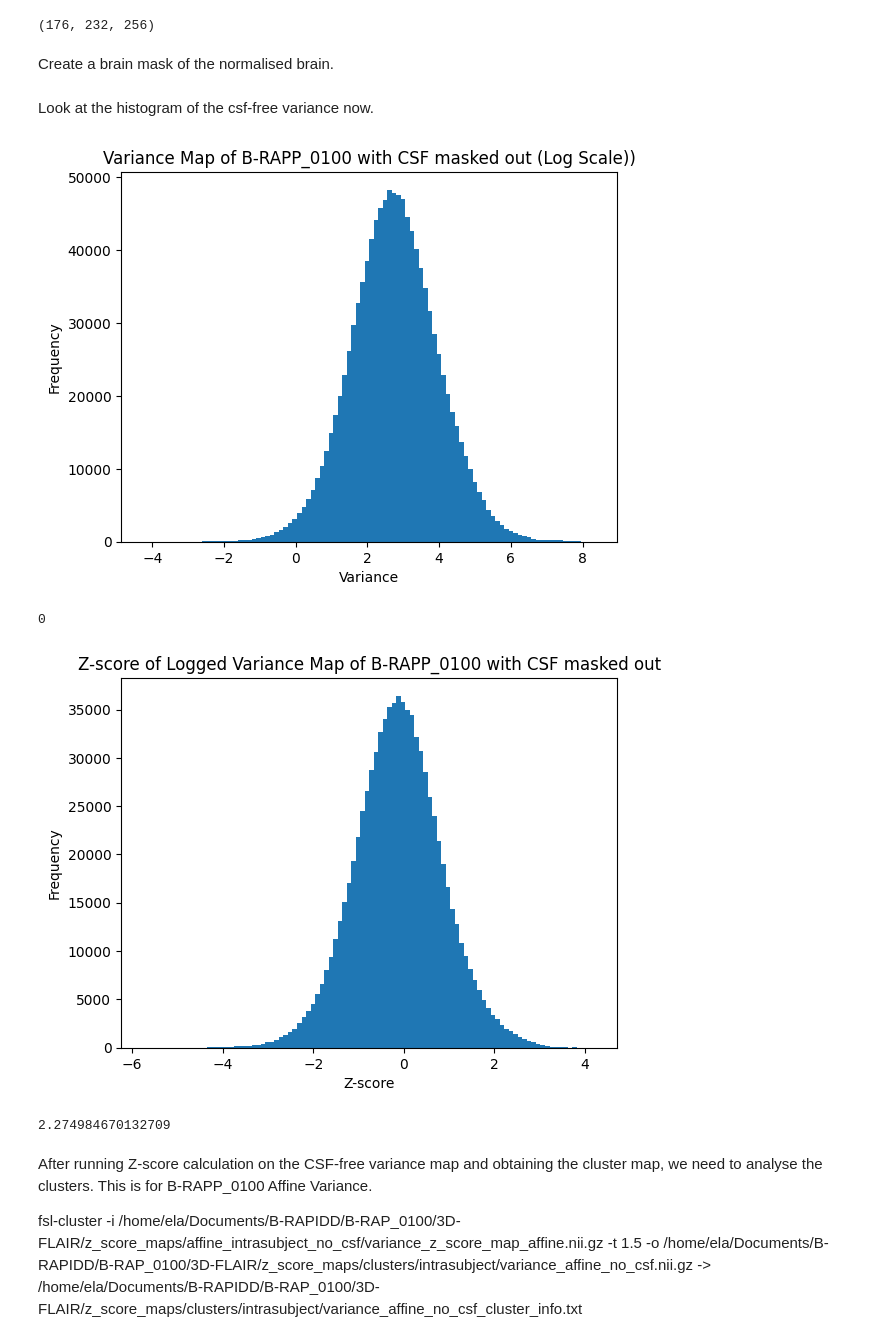
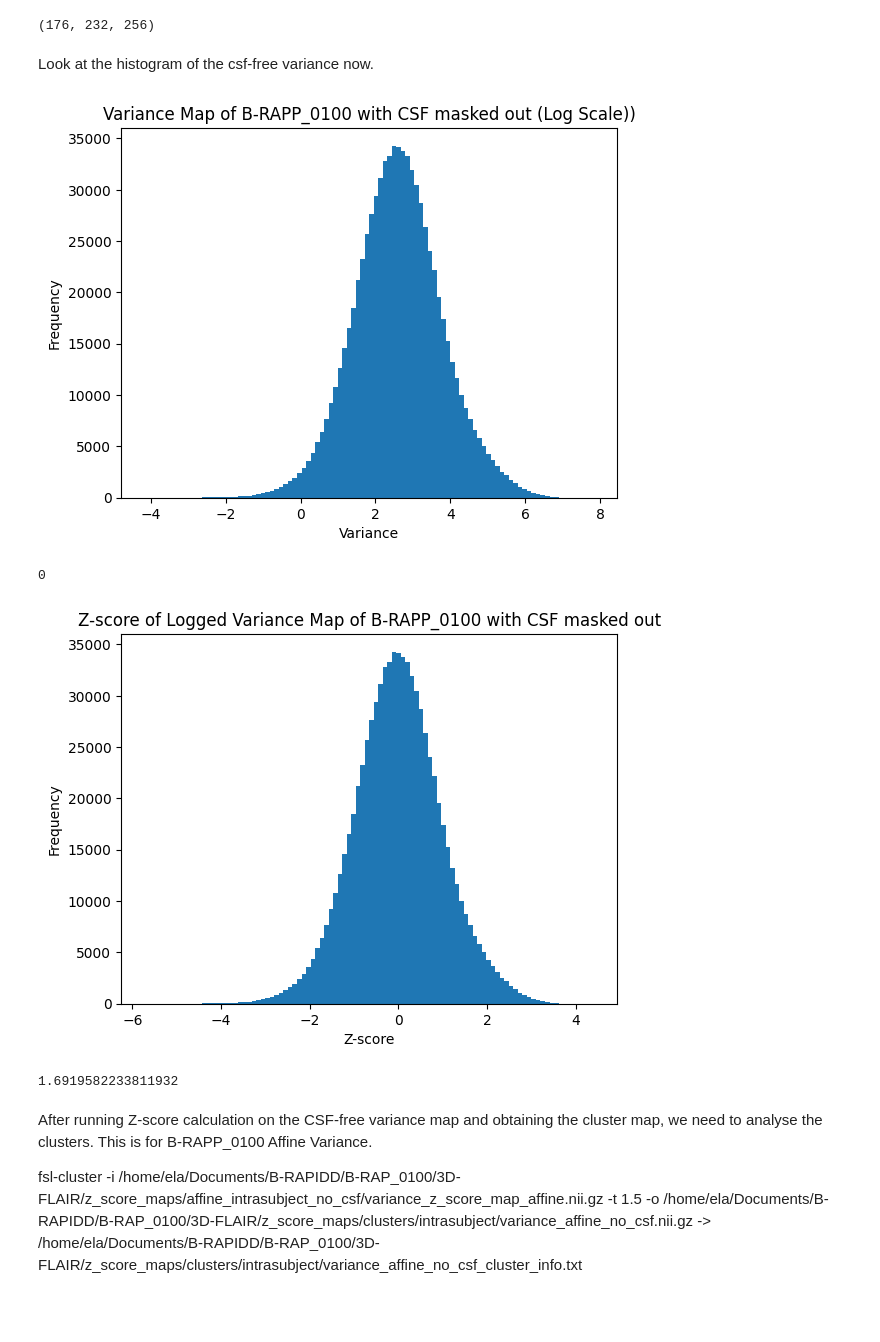
Before and after one commit to Ela-Kan/longitudinal_ARIA_E_detection, a Jupyter notebook: Code/cluster_pipeline.ipynb, the cells around one changed output. Cells and saved outputs as stored; diff of their text form; code cells hidden in the pictures; blank space fills up the shorter version.

```diff
--- a/Code/cluster_pipeline.ipynb
+++ b/Code/cluster_pipeline.ipynb
@@ -19,9 +22,10 @@ print('Extracted T1 brain')
 After applying FAST, load in the mask for CSF and apply it to the chosen variance map.
 (B-RAPP_0100 Affine variance)
 # %%
-csf_mask = nib.load('/home/ela/Documents/B-RAPIDD/B-RAP_0100/3D-FLAIR/registered_T1/B-RAP_0100_01_E1_final_BET_seg_csf.nii.gz').get_fdata()
-variance_map = nib.load('/home/ela/Documents/B-RAPIDD/B-RAP_0100/3D-FLAIR/variance_maps/affine/intrasubnormalised_all_timepoints.nii.gz').get_fdata()
-out_file = '/home/ela/Documents/B-RAPIDD/B-RAP_0100/3D-FLAIR/variance_maps/affine/no_csf/intrasubnormalised_all_timepoints_no_csf.nii.gz'
+csf_mask_file = nib.load('/home/ela/Documents/B-RAPIDD/B-RAP_0100/3D-FLAIR/registered_T1/B-RAP_0100_01_E1_BET_seg_csf.nii.gz')
+csf_mask = csf_mask_file.get_fdata()
+variance_map = nib.load('/home/ela/Documents/B-RAPIDD/B-RAP_0100/3D-FLAIR/variance_maps/B-RAP_0100_var.nii.gz').get_fdata()
+out_file = '/home/ela/Documents/B-RAPIDD/B-RAP_0100/3D-FLAIR/variance_maps/B-RAP_0100_var_no_csf.nii.gz'
 
 
 # invert the mask to keep non-csf
@@ -32,55 +36,41 @@ variance_map_no_csf = np.multiply(variance_map,inv_csf_mask) # element-wise mult
 print(variance_map_no_csf.shape)
 
 # save the map
-var_no_csf_nifti =  nib.Nifti1Image(variance_map_no_csf, affine=np.eye(4))
+var_no_csf_nifti =  nib.Nifti1Image(variance_map_no_csf, affine=None)
+# ensure that the images are in the same space as the original
+var_no_csf_nifti.set_sform(csf_mask_file.get_sform())
+var_no_csf_nifti.set_qform(csf_mask_file.get_qform())
 nib.save(var_no_csf_nifti, out_file)
 # %% [output]
 (176, 232, 256)
-# %% [markdown]
-Create a brain mask of the normalised brain.
-# %%
-brain_img = nib.load('/home/ela/Documents/B-RAPIDD/B-RAP_0100/3D-FLAIR/normalised_nifti/affine/B-RAP_0100_05_D1.nii.gz')
-brain_data = brain_img.get_fdata()
-
-
-# Rescale the intensity values to the desired range (e.g., 0 to 256)
-min_intensity = brain_data.min()
-max_intensity = brain_data.max()
-scaled_brain_data = 256 * (brain_data - min_intensity) / (max_intensity - min_intensity)
-
-# Apply a threshold to create a binary mask
-threshold = 0  # Adjust the threshold value as needed
-binary_mask = (scaled_brain_data > threshold).astype(np.uint8)
-
-# save the map
-binary_mask_nifti =  nib.Nifti1Image(binary_mask, affine=np.eye(4))
-nib.save(binary_mask_nifti, '/home/ela/Documents/B-RAPIDD/B-RAP_0100/3D-FLAIR/brain_nifti/masks/normalised_space_mask.nii.gz')
 # %% [markdown]
 Look at the histogram of the csf-free variance now.
 # %%
 import matplotlib.pyplot as plt
 %matplotlib inline
 
+# import the brain mask
+brain_mask_file = nib.load('/home/ela/Documents/B-RAPIDD/B-RAP_0100/3D-FLAIR/brain_nifti/masks/B-RAP_0100_05_D1.nii')
+brain_mask = brain_mask_file.get_fdata()
+
 # mask the variance so we only look at the brain
 #convert binary mask to boolean
-binary_mask = binary_mask.astype(bool)
-variance_masked = variance_map[binary_mask]
+binary_mask = brain_mask.astype(bool)
+variance_masked = variance_map_no_csf[binary_mask]
 
 # flatten the variance
 variance_map_no_csf_flat = variance_masked.flatten()
 
-# if we need a threshold
-#thresh = 1.25
-#variance_map_no_csf_flat_thresh = variance_map_no_csf_flat[np.where(variance_map_no_csf_flat > thresh)]#np.logical_and(variance_map_no_csf_flat > 1.5, variance_map_no_csf_flat < 200)]
-
+# only retain values greater than 0 as below are non-brain and csf voxels
+variance_map_no_csf_flat = variance_map_no_csf_flat[variance_map_no_csf_flat > 0]
 
 plt.hist(np.log(variance_map_no_csf_flat), bins=100)
 plt.title('Variance Map of B-RAPP_0100 with CSF masked out (Log Scale))')
 plt.xlabel('Variance')
 plt.ylabel('Frequency')
 plt.show()
 # %% [output]
-[figure, old version]
+[figure, new version]
 # %%
 # count how many zeroes or negative values
 count = np.count_nonzero(variance_map_no_csf_flat < 0)
@@ -121,10 +111,11 @@ plt.xlabel('Z-score')
 plt.ylabel('Frequency')
 plt.show()
 # %% [output]
-[figure, old version]
+[figure, new version]
 # %%
 # find the 95th percentile of this distribution above the threshold:
-np.percentile(variance_Z_flat, 99)  # nice normal so we can use typical values
+threshold=np.percentile(variance_Z_flat[variance_Z_flat > -1e6], 95)
+threshold
 # %% [output]
-2.274984670132709
+1.6919582233811932
 # %%
```
Also changed, not shown: parts of 29 cells of this notebook.
